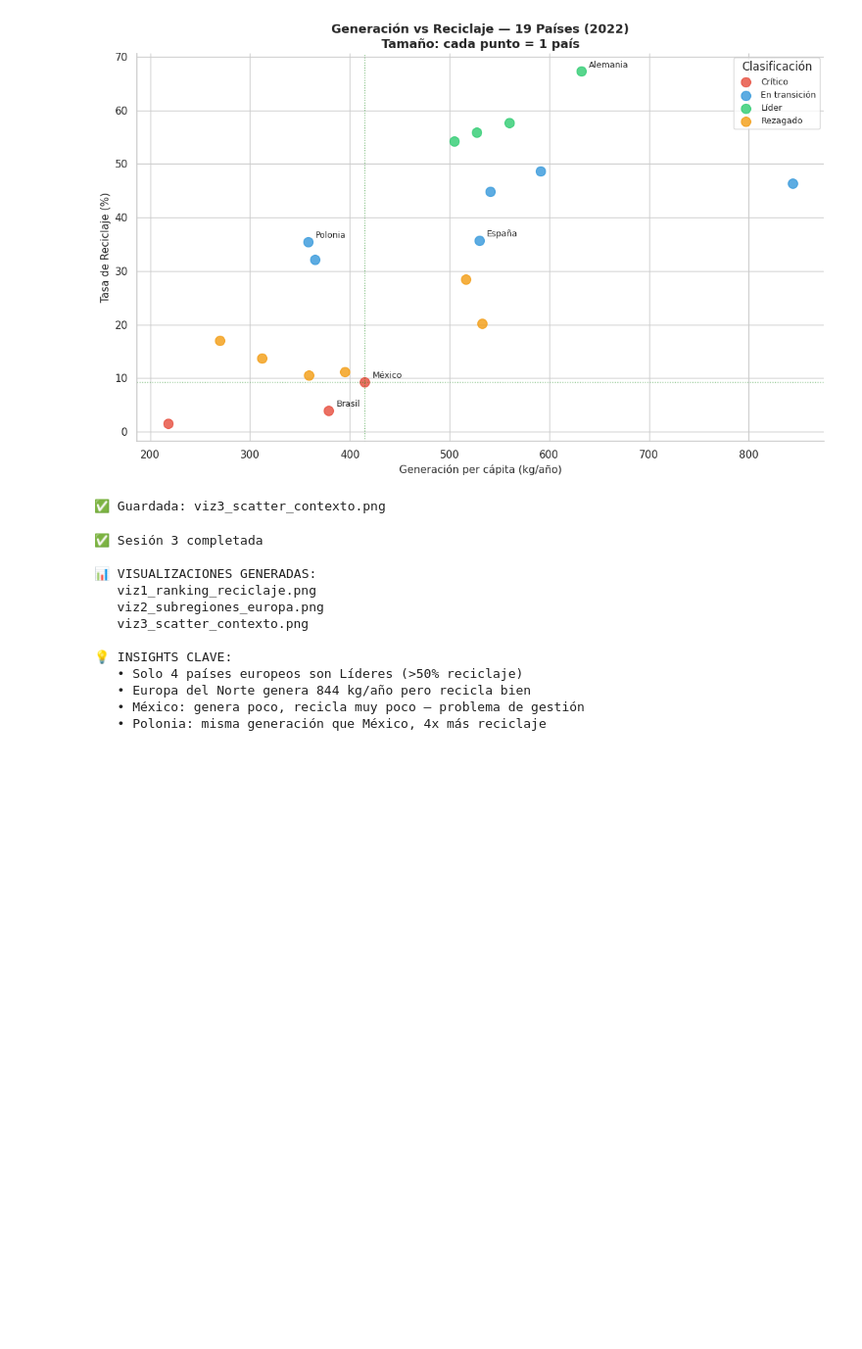
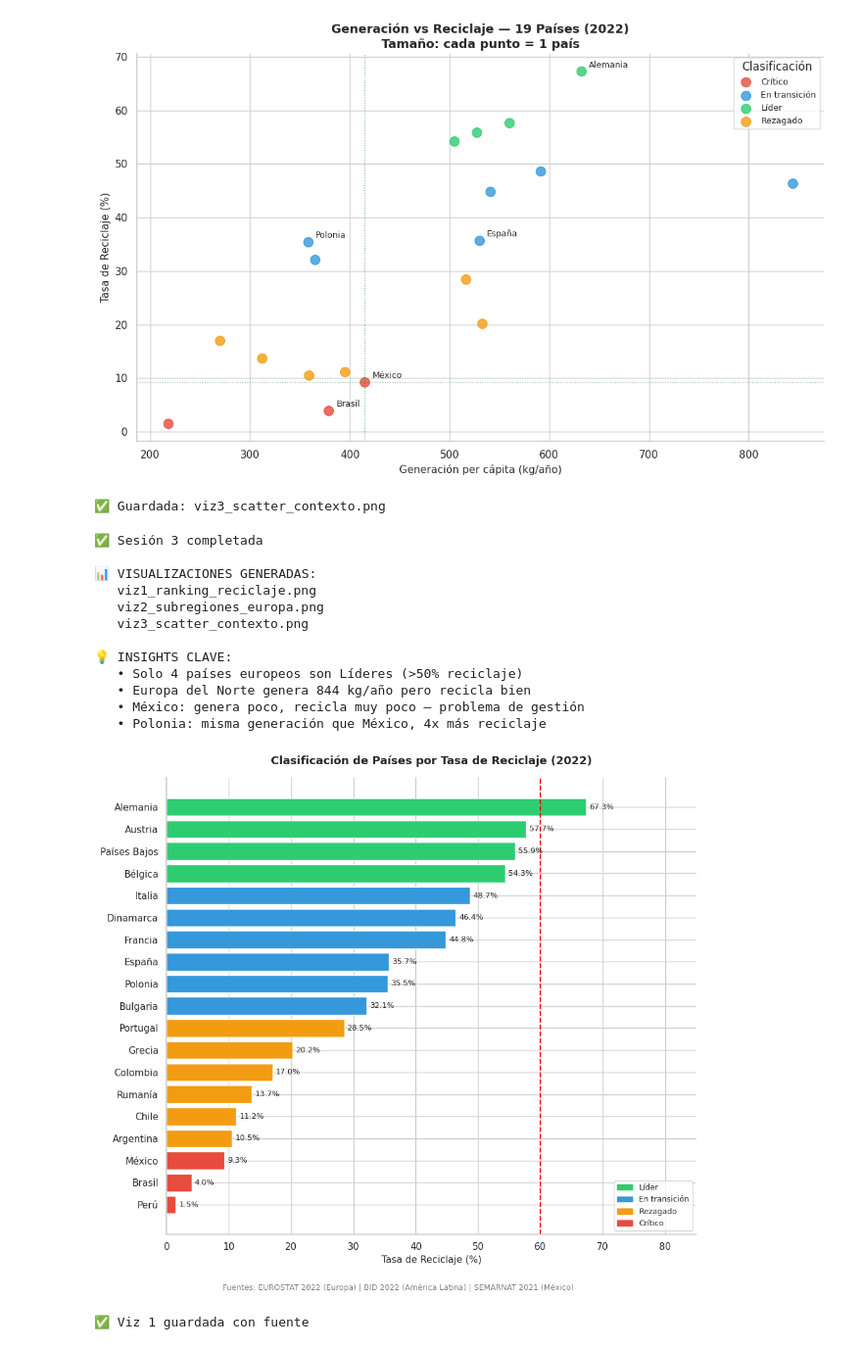
Before and after one commit to laura8am/portfolio-data-analyst, a Jupyter notebook: proyecto3_residuos_economia_circular.ipynb, the cells around one changed output. Shown at 98% size. Drawn from its saved outputs; the diff is of its cells as text; code cells hidden in the pictures; blank space fills up the shorter version.

```diff
--- a/proyecto3_residuos_economia_circular.ipynb
+++ b/proyecto3_residuos_economia_circular.ipynb
@@ -1128,3 +1199,50 @@ print("   • Polonia: misma generación que México, 4x más reciclaje")
    • Europa del Norte genera 844 kg/año pero recicla bien
    • México: genera poco, recicla muy poco — problema de gestión
    • Polonia: misma generación que México, 4x más reciclaje
+# %%
+# ============================================================
+# SESIÓN 3 - VISUALIZACIÓN 1: Ranking CON FUENTE
+# ============================================================
+
+fig, ax = plt.subplots(figsize=(10, 9))
+
+df_plot = resultado3.sort_values('reciclaje_pct', ascending=True)
+
+colores_map = {
+    'Líder': '#2ecc71',
+    'En transición': '#3498db',
+    'Rezagado': '#f39c12',
+    'Crítico': '#e74c3c'
+}
+colores = [colores_map[c] for c in df_plot['clasificacion']]
+
+bars = ax.barh(df_plot['nombre'], df_plot['reciclaje_pct'], color=colores)
+
+ax.axvline(x=60, color='red', linestyle='--', linewidth=1.5, label='Meta EU 2030: 60%')
+
+for bar, val in zip(bars, df_plot['reciclaje_pct']):
+    ax.text(bar.get_width() + 0.5, bar.get_y() + bar.get_height()/2,
+            f'{val}%', va='center', fontsize=9)
+
+from matplotlib.patches import Patch
+leyenda = [Patch(color=v, label=k) for k, v in colores_map.items()]
+ax.legend(handles=leyenda, loc='lower right', fontsize=9)
+
+ax.set_xlabel('Tasa de Reciclaje (%)', fontsize=11)
+ax.set_title('Clasificación de Países por Tasa de Reciclaje (2022)',
+             fontsize=13, fontweight='bold', pad=15)
+ax.set_xlim(0, 85)
+
+# FUENTE AL PIE
+fig.text(0.5, 0.02, 'Fuentes: EUROSTAT 2022 (Europa) | BID 2022 (América Latina) | SEMARNAT 2021 (México)',
+         ha='center', fontsize=9, color='gray')
+
+sns.despine()
+plt.tight_layout()
+plt.subplots_adjust(bottom=0.12)
+plt.savefig('viz1_ranking_reciclaje.png', dpi=150, bbox_inches='tight')
+plt.show()
+print("✅ Viz 1 guardada con fuente")
+# %% [output]
+[figure, added]
+✅ Viz 1 guardada con fuente
```
Also changed, not shown: parts of 24 cells of this notebook.
